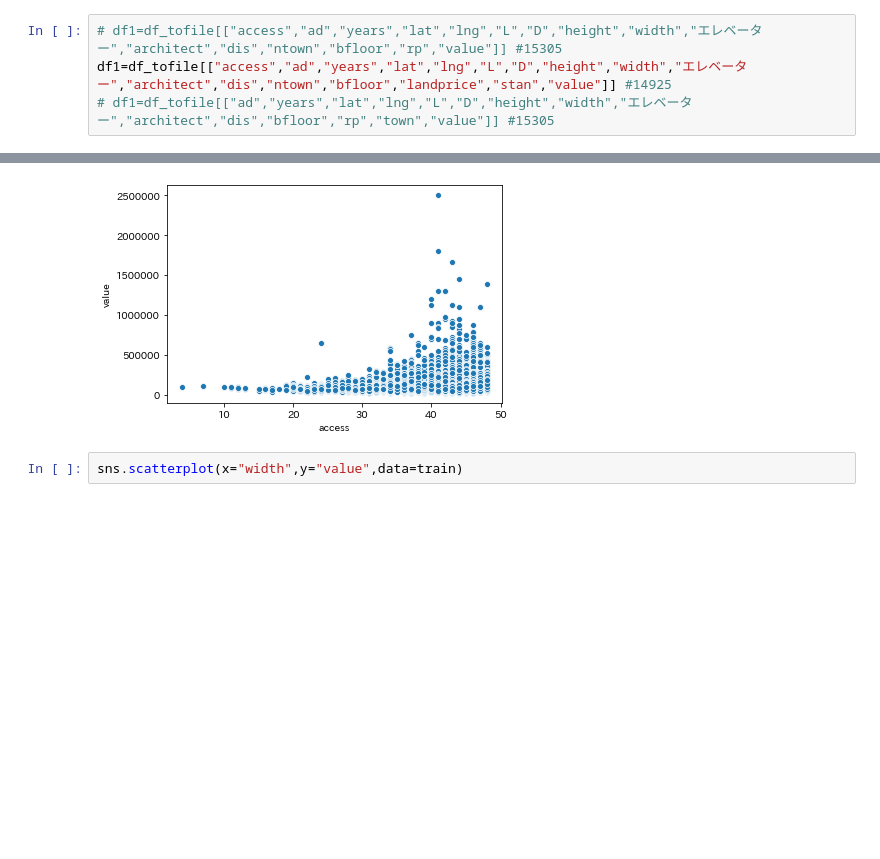
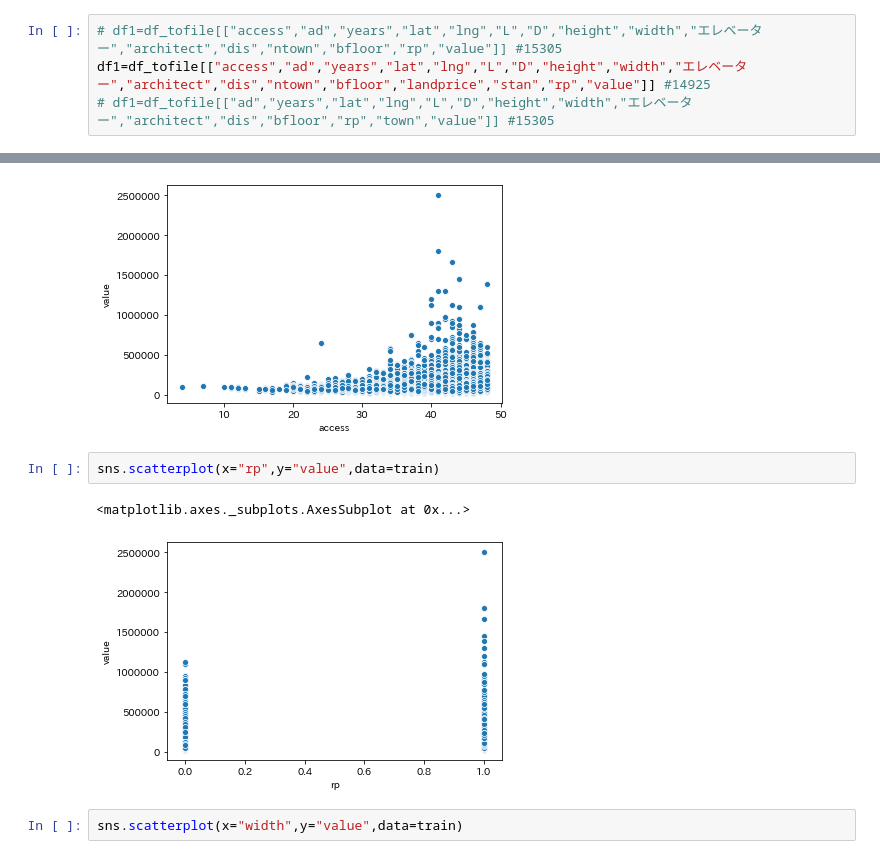
Before and after one commit to kyouyap/signate, a Jupyter notebook: part2.ipynb, the cells around one changed output, grey strips where cells are left out. Drawn from its saved outputs; the diff is of its cells as text; blank space fills up the shorter version.

```diff
--- a/part2.ipynb
+++ b/part2.ipynb
@@ -410,7 +410,7 @@ from sklearn.model_selection import train_test_split
 # corrPrice.style.background_gradient()
 # %%
 # df1=df_tofile[["access","ad","years","lat","lng","L","D","height","width","エレベーター","architect","dis","ntown","bfloor","rp","value"]] #15305
-df1=df_tofile[["access","ad","years","lat","lng","L","D","height","width","エレベーター","architect","dis","ntown","bfloor","landprice","stan","value"]] #14925
+df1=df_tofile[["access","ad","years","lat","lng","L","D","height","width","エレベーター","architect","dis","ntown","bfloor","landprice","stan","rp","value"]] #14925
 # df1=df_tofile[["ad","years","lat","lng","L","D","height","width","エレベーター","architect","dis","bfloor","rp","town","value"]] #15305
 # %%
 df1.isnull().sum()
@@ -464,6 +465,11 @@ sns.scatterplot(x="access",y="value",data=train)
 # %% [output]
 <matplotlib.axes._subplots.AxesSubplot at 0x...>
 [figure]
+# %%
+sns.scatterplot(x="rp",y="value",data=train)
+# %% [output]
+<matplotlib.axes._subplots.AxesSubplot at 0x...>
+[figure, added]
 # %%
 sns.scatterplot(x="width",y="value",data=train)
 # %% [output]
```
Also changed, not shown: parts of 1 cell of this notebook, 14 other files.
